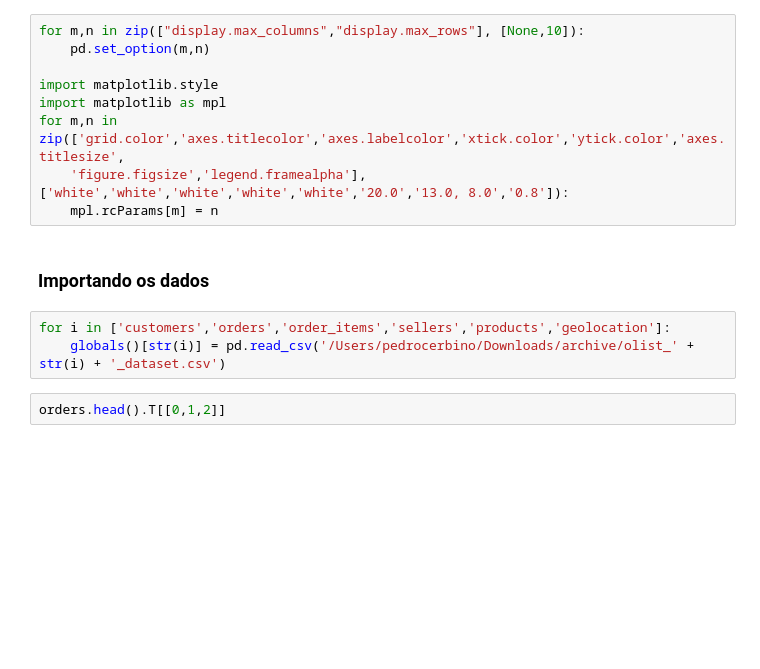
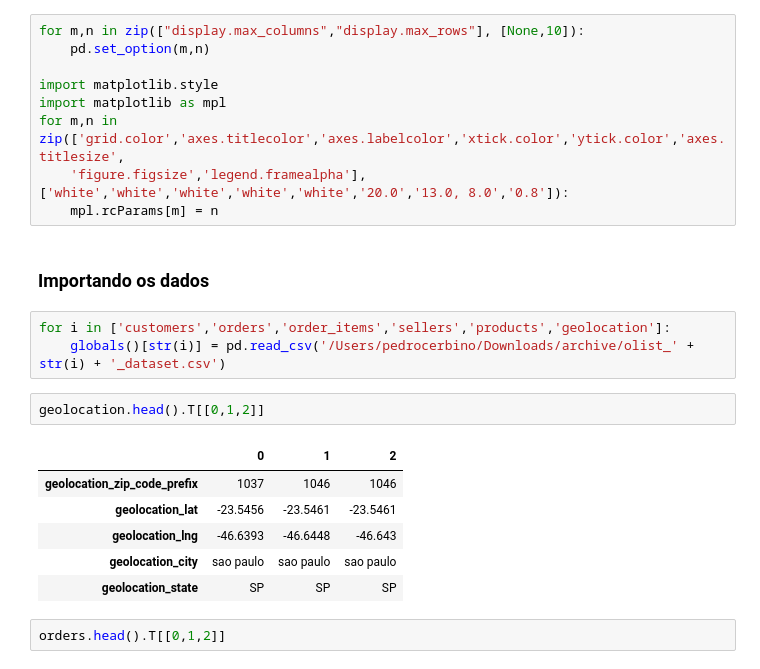
Before and after one commit to danielnrocha/OLX_Hackathon, a Jupyter notebook: OLX Hackathon.ipynb, the cells around one changed output. Drawn from its saved outputs; the diff is of its cells as text; blank space fills up the shorter version.

```diff
--- a/OLX Hackathon.ipynb
+++ b/OLX Hackathon.ipynb
@@ -31,6 +31,15 @@ for m,n in zip(['grid.color','axes.titlecolor','axes.labelcolor','xtick.color','
 # %%
 for i in ['customers','orders','order_items','sellers','products','geolocation']:
     globals()[str(i)] = pd.read_csv('/Users/pedrocerbino/Downloads/archive/olist_' + str(i) + '_dataset.csv')
+# %%
+geolocation.head().T[[0,1,2]]
+# %% [output]
+|  | 0 | 1 | 2 |
+| geolocation_zip_code_prefix | 1037 | 1046 | 1046 |
+| geolocation_lat | -23.5456 | -23.5461 | -23.5461 |
+| geolocation_lng | -46.6393 | -46.6448 | -46.643 |
+| geolocation_city | sao paulo | sao paulo | sao paulo |
+| geolocation_state | SP | SP | SP |
 # %%
 orders.head().T[[0,1,2]]
 # %% [output]
```
Also changed, not shown: parts of 3 cells of this notebook.
